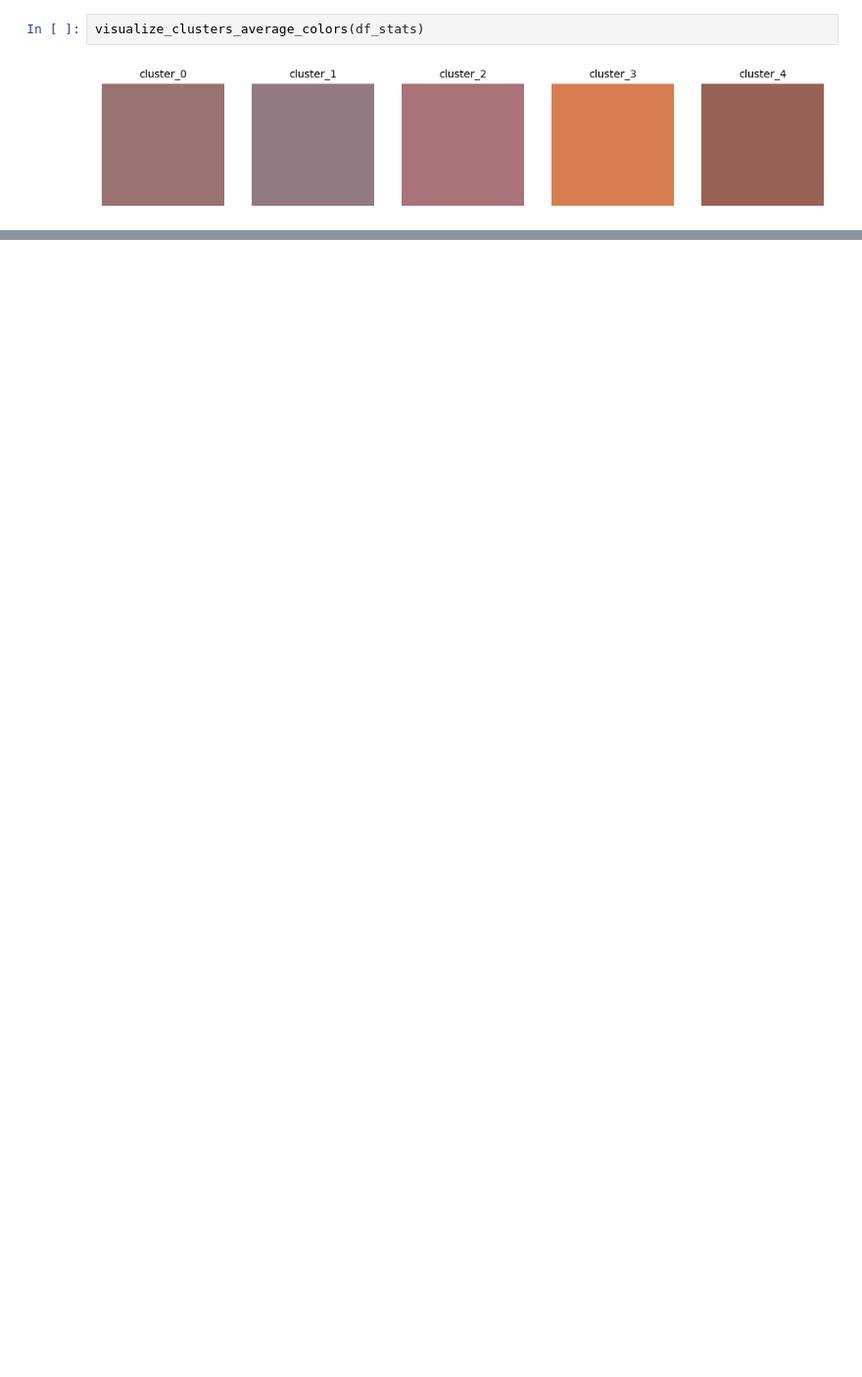
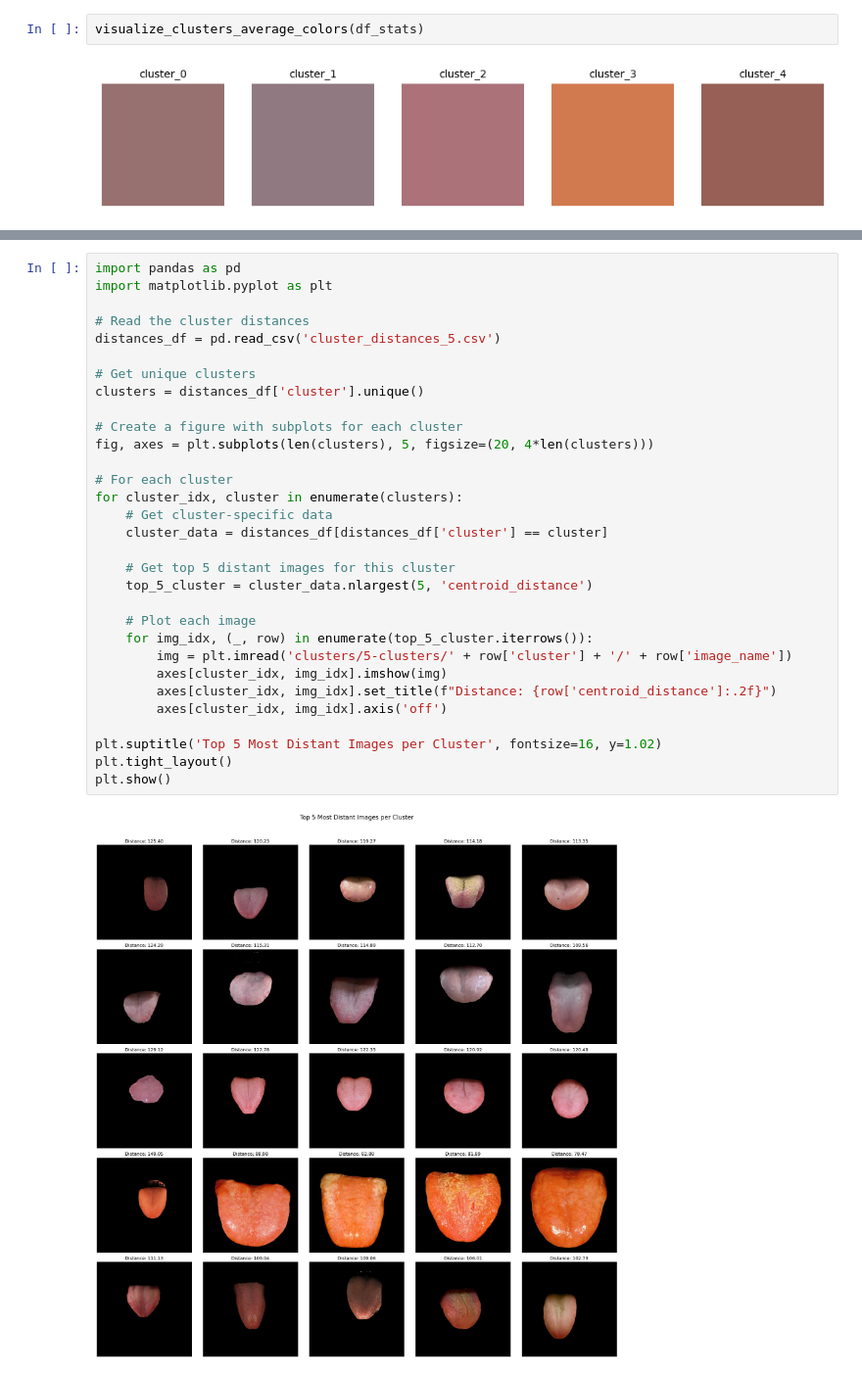
Before and after one commit to oyanchun/Synapxe-Tongue-Project, a Jupyter notebook: Model Development/Cluster Analysis.ipynb, the cells around one changed output, grey strips where cells are left out. Shown at 98% size. Drawn from its saved outputs; the diff is of its cells as text; blank space fills up the shorter version.

```diff
--- a/Model Development/Cluster Analysis.ipynb
+++ b/Model Development/Cluster Analysis.ipynb
@@ -300,0 +347,33 @@ visualize_clusters_average_colors(df_stats)
+# %%
+import pandas as pd
+import matplotlib.pyplot as plt
+
+# Read the cluster distances
+distances_df = pd.read_csv('cluster_distances_5.csv')
+
+# Get unique clusters
+clusters = distances_df['cluster'].unique()
+
+# Create a figure with subplots for each cluster
+fig, axes = plt.subplots(len(clusters), 5, figsize=(20, 4*len(clusters)))
+
+# For each cluster
+for cluster_idx, cluster in enumerate(clusters):
+    # Get cluster-specific data
+    cluster_data = distances_df[distances_df['cluster'] == cluster]
+
+    # Get top 5 distant images for this cluster
+    top_5_cluster = cluster_data.nlargest(5, 'centroid_distance')
+
+    # Plot each image
+    for img_idx, (_, row) in enumerate(top_5_cluster.iterrows()):
+        img = plt.imread('clusters/5-clusters/' + row['cluster'] + '/' + row['image_name'])
+        axes[cluster_idx, img_idx].imshow(img)
+        axes[cluster_idx, img_idx].set_title(f"Distance: {row['centroid_distance']:.2f}")
+        axes[cluster_idx, img_idx].axis('off')
+
+plt.suptitle('Top 5 Most Distant Images per Cluster', fontsize=16, y=1.02)
+plt.tight_layout()
+plt.show()
+# %% [output]
+[figure, added]
```
Also changed, not shown: parts of 2 cells of this notebook, 5 other files.
